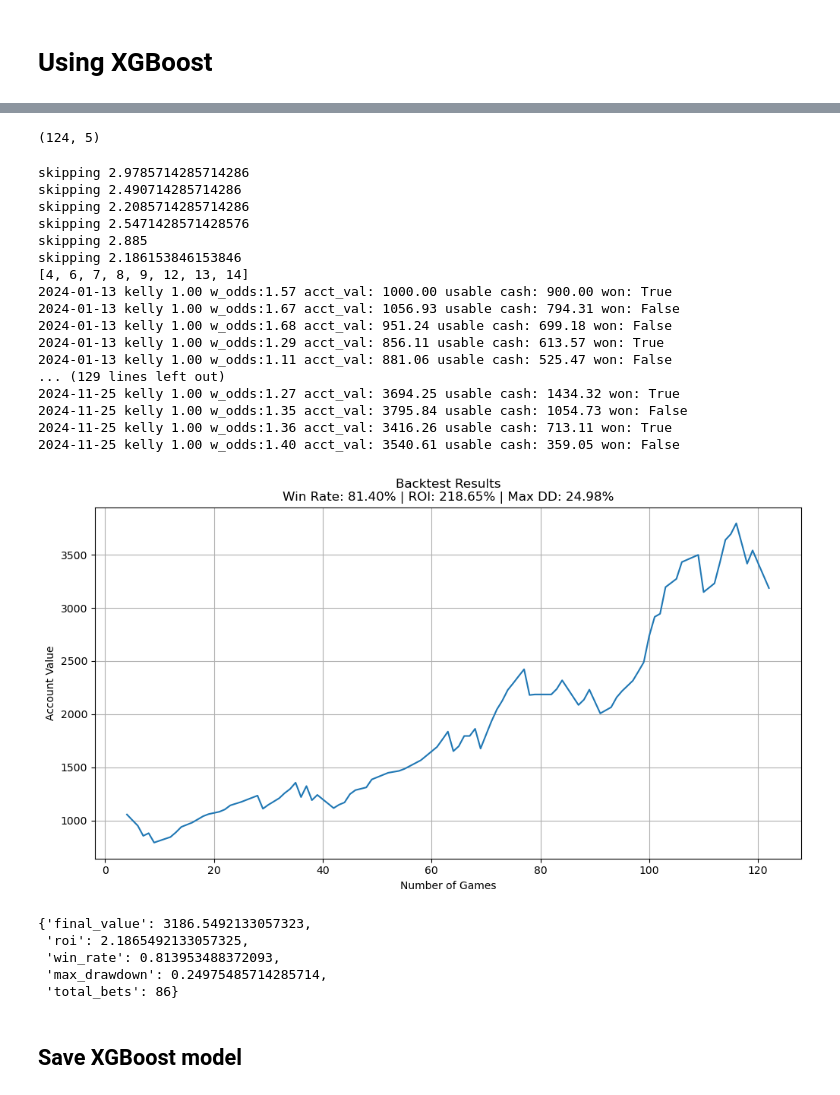
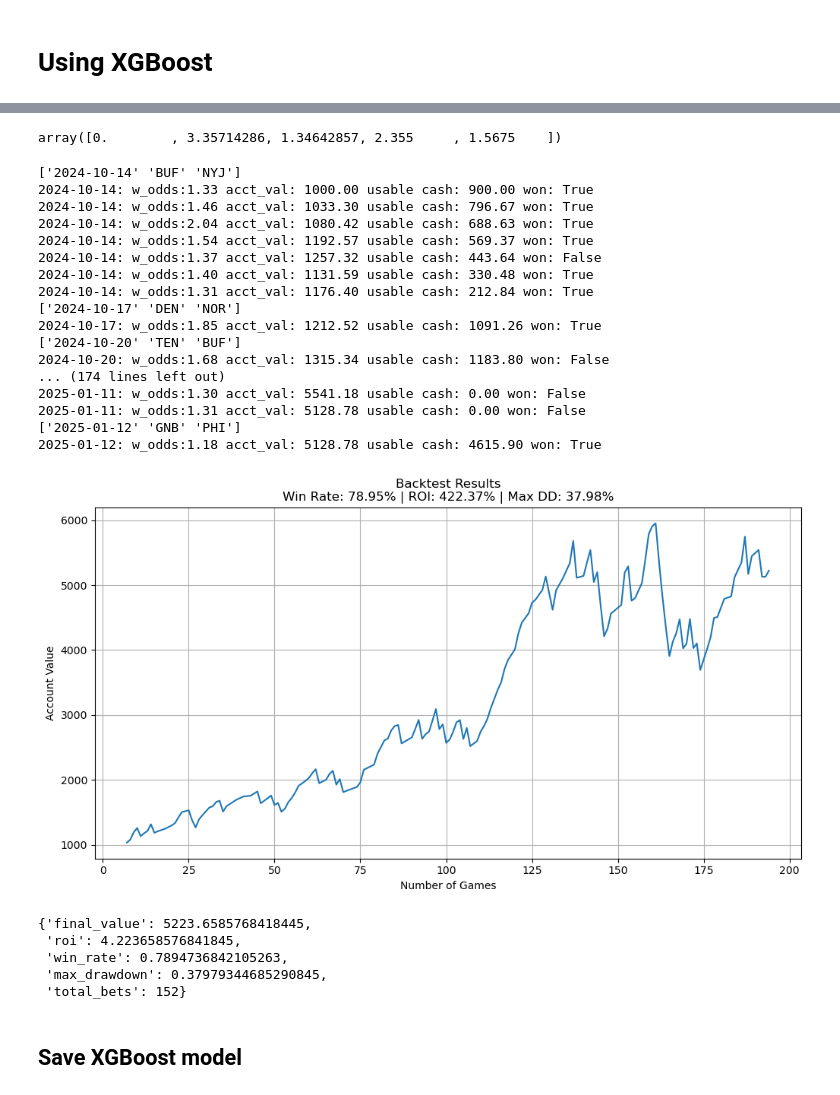
Before and after one commit to forbesjon2/NFL, a Jupyter notebook: NFL_ANN.ipynb, the cells around one changed output, grey strips where cells are left out. Cells and saved outputs as stored; diff of their text form; code cells hidden in the pictures.

```diff
--- a/NFL_ANN.ipynb
+++ b/NFL_ANN.ipynb
@@ -68,8 +68,8 @@ df perf set size (200, 209)
 # %% [markdown]
 ### Remove items from performance set where you have no odds data
 # %%
-test_performance_df = test_performance_df.loc[test_performance_df['D_start_odds']!= 0]
-test_performance_size = test_performance_df.shape[0]
+# test_performance_df = test_performance_df.loc[test_performance_df['D_start_odds']!= 0]
+# test_performance_size = test_performance_df.shape[0]
 # test_performance_df.tail()
 # %% [markdown]
 # Columns to use
@@ -291,7 +291,7 @@ y_df = df[y_col]
 # test performance set
 perf_conts_df = test_performance_df[cont_cols]
 perf_y_df = test_performance_df[y_col_perf]
-perf_date_df = test_performance_df[['Date']]
+perf_date_df = test_performance_df[['Date','Home_Team', 'Visitor_Team']]
 
 # print(cont_df.dtypes)
 print(cont_df.shape)
@@ -969,39 +995,40 @@ XGBRegressor(base_score=0.5, booster='gbtree', callbacks=None,
 # %%
 # perf_conts.shape
 perf_y_col.shape
+perf_y_col[0]
 # %% [output]
-(124, 5)
+array([0.        , 3.35714286, 1.34642857, 2.355     , 1.5675    ])
 # %%
 # Make predictions for test data
 # model = grid_search.best_estimator_
 y_pred = model.predict(perf_conts)
 
 nfl_utils.backtest_model(model, perf_conts, perf_y_col, perf_date_col, initial_capital=1000, position_size=0.1,
-                   confidence_threshold=0.0, show_plot=True, max_won_odds=2)
+                   confidence_threshold=0.0, show_plot=True, max_won_odds=2.1)
 # %% [output]
-skipping 2.9785714285714286
-skipping 2.490714285714286
-skipping 2.2085714285714286
-skipping 2.5471428571428576
-skipping 2.885
-skipping 2.186153846153846
-[4, 6, 7, 8, 9, 12, 13, 14]
-2024-01-13 kelly 1.00 w_odds:1.57 acct_val: 1000.00 usable cash: 900.00 won: True
-2024-01-13 kelly 1.00 w_odds:1.67 acct_val: 1056.93 usable cash: 794.31 won: False
-2024-01-13 kelly 1.00 w_odds:1.68 acct_val: 951.24 usable cash: 699.18 won: False
-2024-01-13 kelly 1.00 w_odds:1.29 acct_val: 856.11 usable cash: 613.57 won: True
-2024-01-13 kelly 1.00 w_odds:1.11 acct_val: 881.06 usable cash: 525.47 won: False
-... (129 lines left out)
-2024-11-25 kelly 1.00 w_odds:1.27 acct_val: 3694.25 usable cash: 1434.32 won: True
-2024-11-25 kelly 1.00 w_odds:1.35 acct_val: 3795.84 usable cash: 1054.73 won: False
-2024-11-25 kelly 1.00 w_odds:1.36 acct_val: 3416.26 usable cash: 713.11 won: True
-2024-11-25 kelly 1.00 w_odds:1.40 acct_val: 3540.61 usable cash: 359.05 won: False
+['2024-10-14' 'BUF' 'NYJ']
+2024-10-14: w_odds:1.33 acct_val: 1000.00 usable cash: 900.00 won: True
+2024-10-14: w_odds:1.46 acct_val: 1033.30 usable cash: 796.67 won: True
+2024-10-14: w_odds:2.04 acct_val: 1080.42 usable cash: 688.63 won: True
+2024-10-14: w_odds:1.54 acct_val: 1192.57 usable cash: 569.37 won: True
+2024-10-14: w_odds:1.37 acct_val: 1257.32 usable cash: 443.64 won: False
+2024-10-14: w_odds:1.40 acct_val: 1131.59 usable cash: 330.48 won: True
+2024-10-14: w_odds:1.31 acct_val: 1176.40 usable cash: 212.84 won: True
+['2024-10-17' 'DEN' 'NOR']
+2024-10-17: w_odds:1.85 acct_val: 1212.52 usable cash: 1091.26 won: True
+['2024-10-20' 'TEN' 'BUF']
+2024-10-20: w_odds:1.68 acct_val: 1315.34 usable cash: 1183.80 won: False
+... (174 lines left out)
+2025-01-11: w_odds:1.30 acct_val: 5541.18 usable cash: 0.00 won: False
+2025-01-11: w_odds:1.31 acct_val: 5128.78 usable cash: 0.00 won: False
+['2025-01-12' 'GNB' 'PHI']
+2025-01-12: w_odds:1.18 acct_val: 5128.78 usable cash: 4615.90 won: True
-[figure, old version]
+[figure, new version]
-{'final_value': 3186.5492133057323,
- 'roi': 2.1865492133057325,
- 'win_rate': 0.813953488372093,
- 'max_drawdown': 0.24975485714285714,
- 'total_bets': 86}
+{'final_value': 5223.6585768418445,
+ 'roi': 4.223658576841845,
+ 'win_rate': 0.7894736842105263,
+ 'max_drawdown': 0.37979344685290845,
+ 'total_bets': 152}
 # %%
 # Make confusion matrix
 cm = confusion_matrix(perf_y_col[:,0], y_pred)
```
Also changed, not shown: parts of 6 cells of this notebook, 3 other files.
